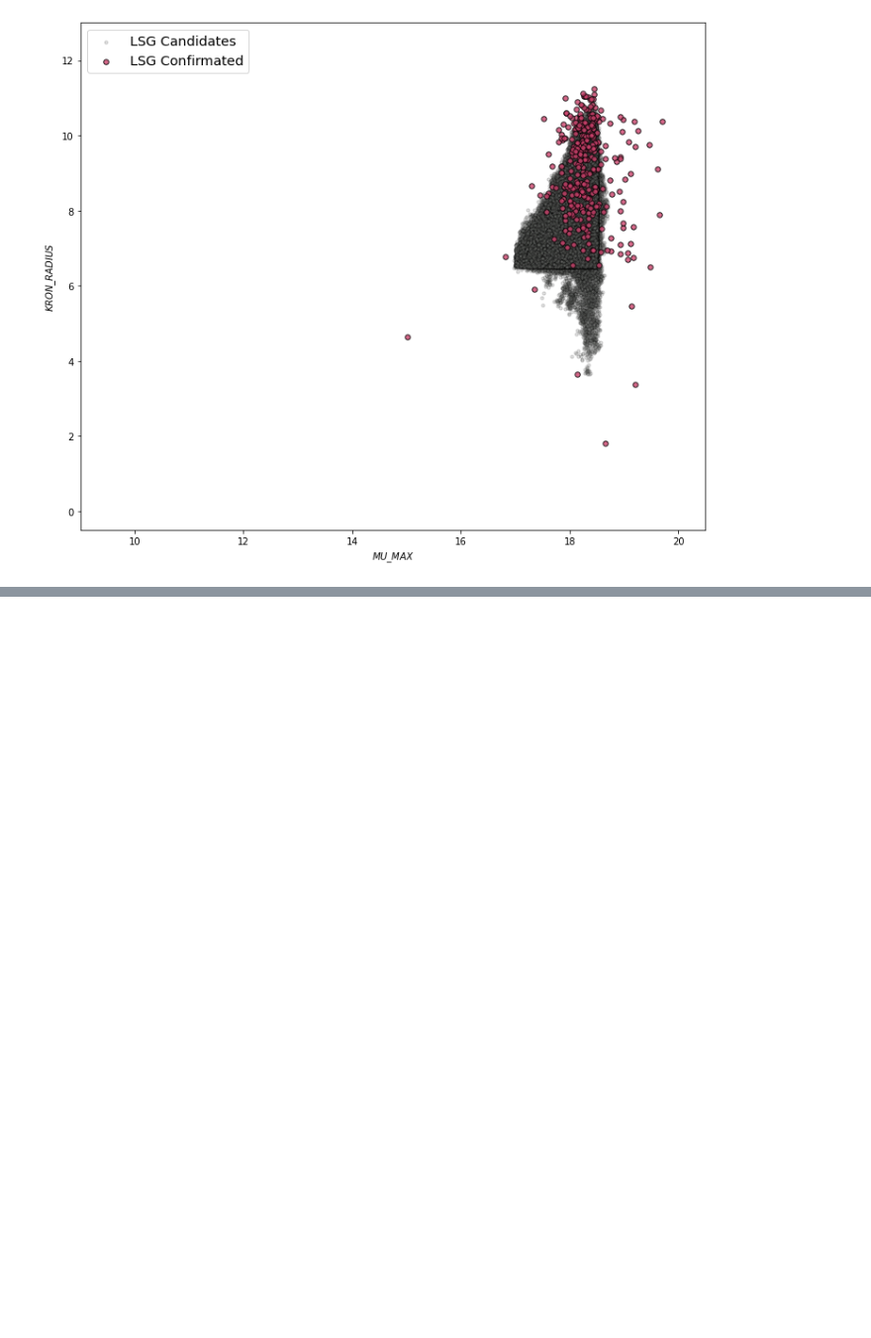
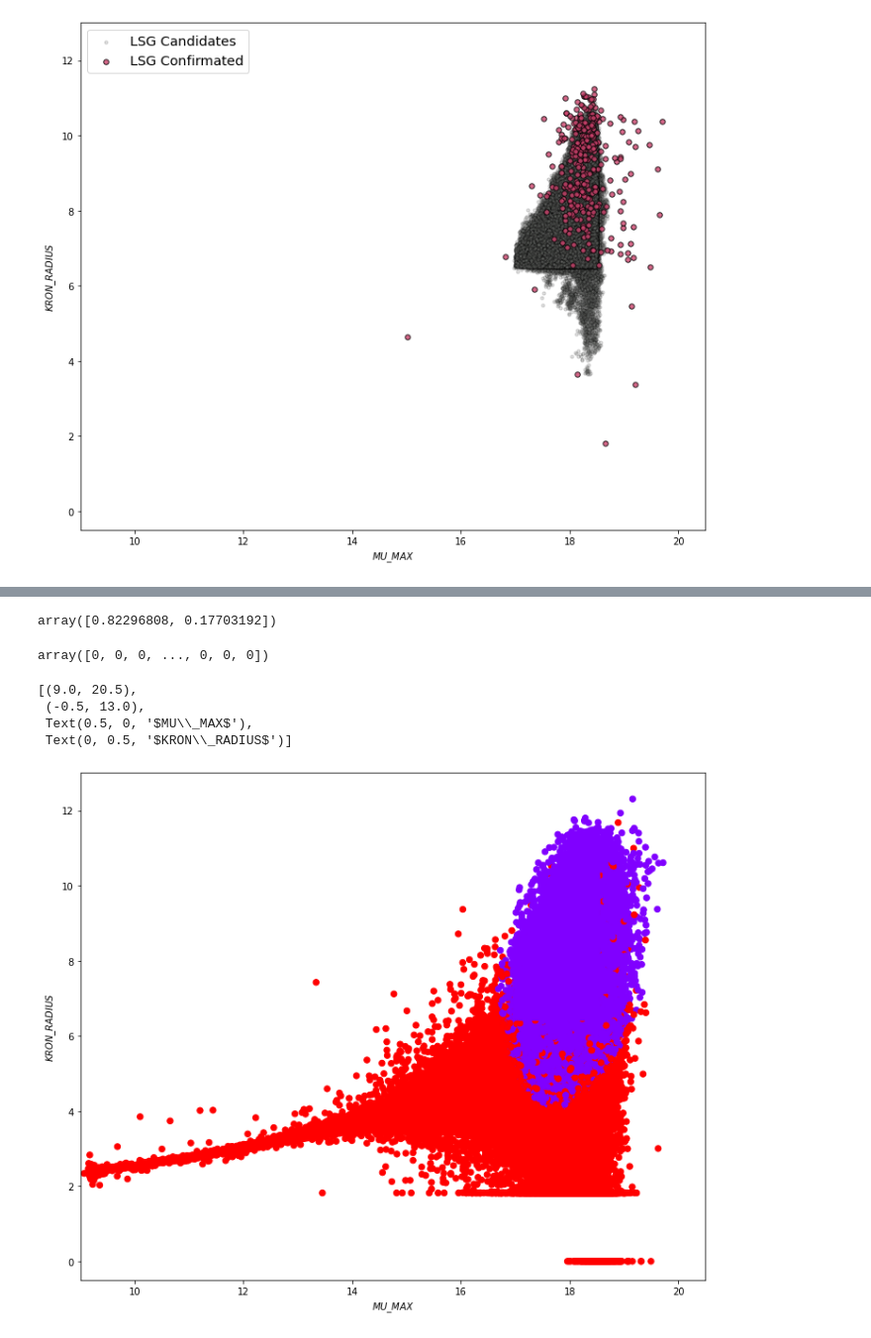
Before and after one commit to AngelGSoto/LSGs-splus, a Jupyter notebook: MLs-tecniques.ipynb, the cells around one changed output, grey strips where cells are left out. Shown at 99% size. Saved outputs shown, nothing was run; the diff lists cells and outputs as text; code cells hidden in the pictures; blank space fills up the shorter version.

```diff
--- a/MLs-tecniques.ipynb
+++ b/MLs-tecniques.ipynb
@@ -206,0 +339,4 @@ As I expected, the high-density points on the previous plots were identified by
+# %%
+bgmm = BayesianGaussianMixture(
+    n_components=2, verbose=1, weight_concentration_prior=1000.0
+).fit(X)
@@ -206,0 +351,25 @@ As I expected, the high-density points on the previous plots were identified by
+# %%
+bgmm.weights_
+# %% [output]
+array([0.82296808, 0.17703192])
+# %%
+blabels = bgmm.predict(X)
+blabels
+# %% [output]
+array([0, 0, 0, ..., 0, 0, 0])
+# %%
+fig5, ax5 = plt.subplots(figsize=(12, 10))
+ax5.scatter(xx["MU_MAX"], xx["KRON_RADIUS"], c=blabels, s=40, cmap="rainbow")
+ax5.set(
+    xlim=[9, 20.5],
+    ylim=[-0.5, 13],
+    xlabel=r'$MU\_MAX$',
+    ylabel=r"$KRON\_RADIUS$",
+)
+#ax4.set_aspect("equal")
+# %% [output]
+[(9.0, 20.5),
+ (-0.5, 13.0),
+ Text(0.5, 0, '$MU\\_MAX$'),
+ Text(0, 0.5, '$KRON\\_RADIUS$')]
+[figure, added]
```
Also changed, not shown: parts of 23 cells of this notebook.
